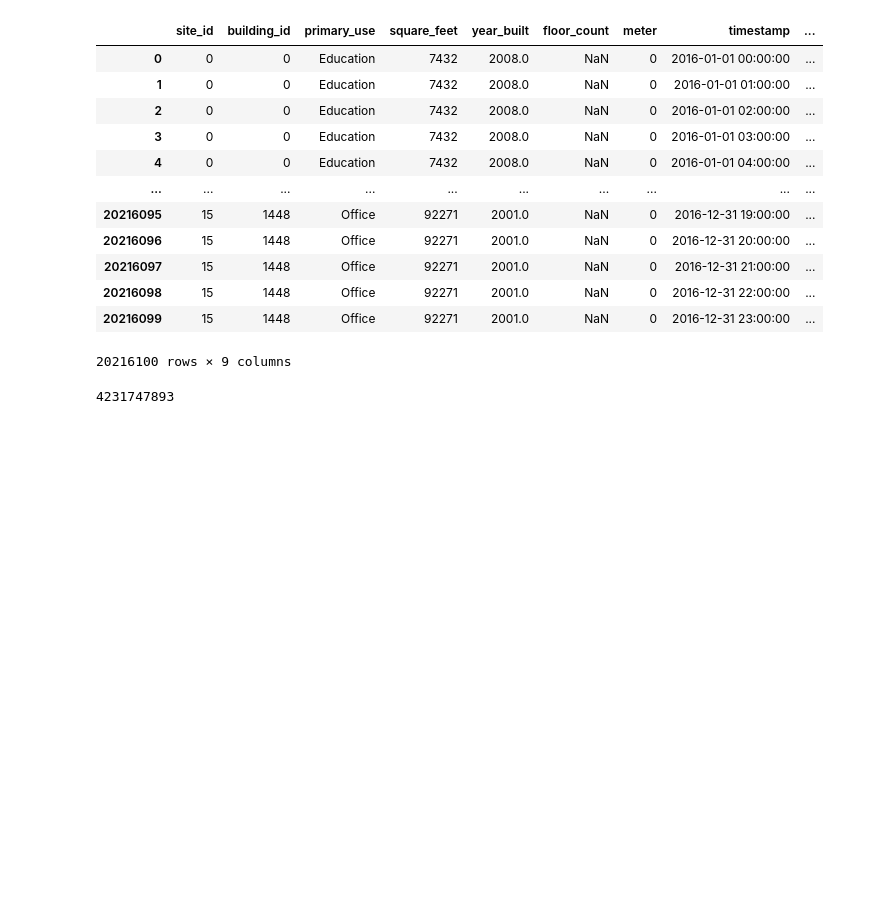
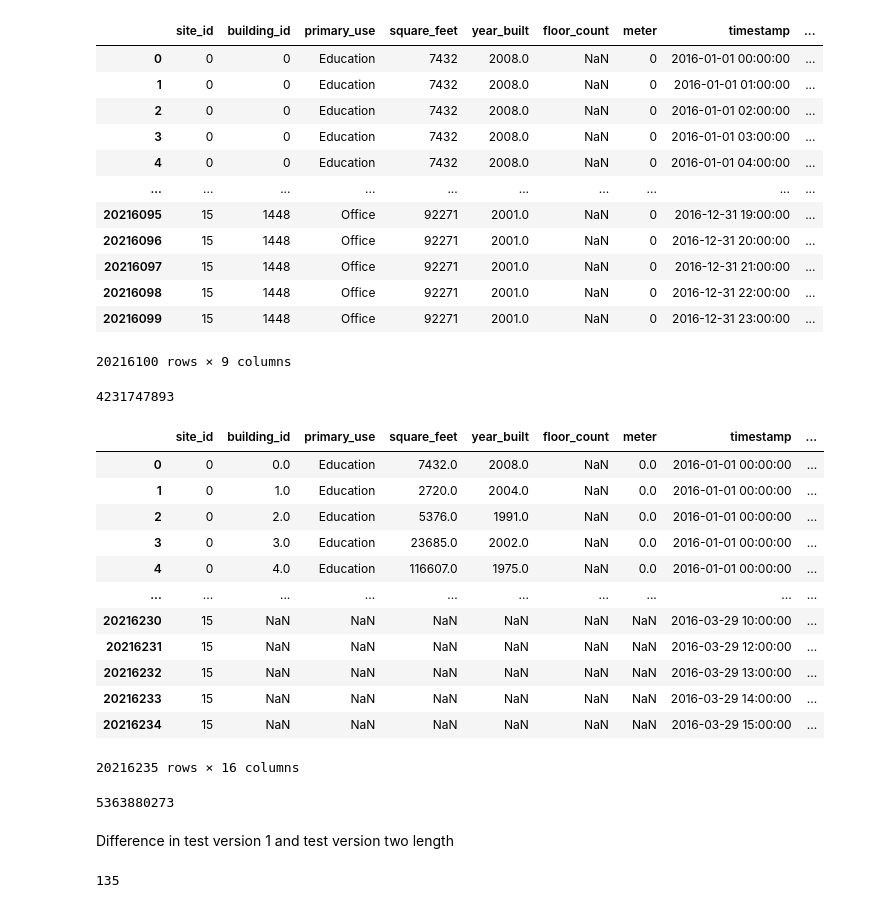
Before and after one commit to douglas-thoms/Projects, a Jupyter notebook: Energy.Predictor.2020/EDA/Basic Data EDA.ipynb, the cells around one changed output. Cells and saved outputs as stored; diff of their text form; code cells hidden in the pictures; blank space fills up the shorter version.

Commit message:
start EDA of data, memory requirements

```diff
--- a/Energy.Predictor.2020/EDA/Basic Data EDA.ipynb
+++ b/Energy.Predictor.2020/EDA/Basic Data EDA.ipynb
@@ -75,3 +91,30 @@ test
 sys.getsizeof(test)
 # %% [output]
 4231747893
+# %%
+test2 = pd.merge(test,trainWeatherData,how='outer',on=['timestamp','site_id'])
+test2
+# %% [output]
+|  | site_id | building_id | primary_use | square_feet | year_built | floor_count | meter | timestamp | ... |
+| 0 | 0 | 0.0 | Education | 7432.0 | 2008.0 | NaN | 0.0 | 2016-01-01 00:00:00 | ... |
+| 1 | 0 | 1.0 | Education | 2720.0 | 2004.0 | NaN | 0.0 | 2016-01-01 00:00:00 | ... |
+| 2 | 0 | 2.0 | Education | 5376.0 | 1991.0 | NaN | 0.0 | 2016-01-01 00:00:00 | ... |
+| 3 | 0 | 3.0 | Education | 23685.0 | 2002.0 | NaN | 0.0 | 2016-01-01 00:00:00 | ... |
+| 4 | 0 | 4.0 | Education | 116607.0 | 1975.0 | NaN | 0.0 | 2016-01-01 00:00:00 | ... |
+| ... | ... | ... | ... | ... | ... | ... | ... | ... | ... |
+| 20216230 | 15 | NaN | NaN | NaN | NaN | NaN | NaN | 2016-03-29 10:00:00 | ... |
+| 20216231 | 15 | NaN | NaN | NaN | NaN | NaN | NaN | 2016-03-29 12:00:00 | ... |
+| 20216232 | 15 | NaN | NaN | NaN | NaN | NaN | NaN | 2016-03-29 13:00:00 | ... |
+| 20216233 | 15 | NaN | NaN | NaN | NaN | NaN | NaN | 2016-03-29 14:00:00 | ... |
+| 20216234 | 15 | NaN | NaN | NaN | NaN | NaN | NaN | 2016-03-29 15:00:00 | ... |
+20216235 rows × 16 columns
+# %%
+sys.getsizeof(test2)
+# %% [output]
+5363880273
+# %% [markdown]
+Difference in test version 1 and test version two length
+# %%
+len(test2.index)-len(test.index)
+# %% [output]
+135
```
Also changed, not shown: parts of 3 cells of this notebook.
